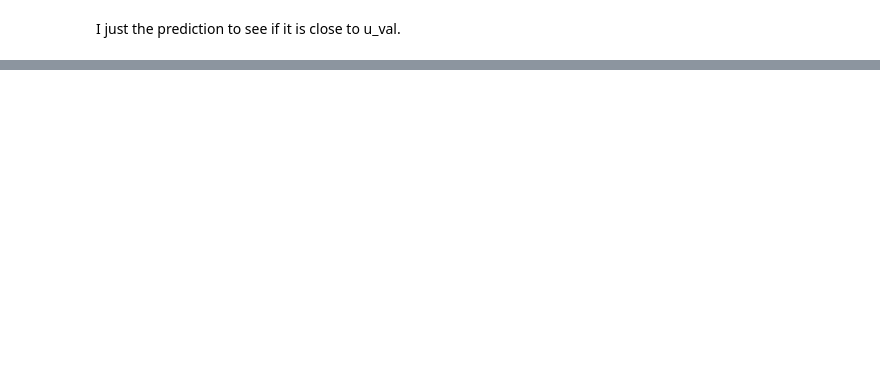
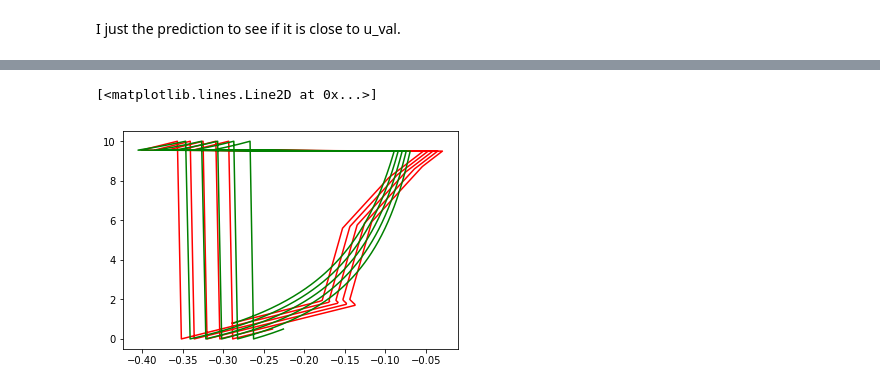
Before and after one commit to arnauldnzegha/deep2pde_Berg_Nystrom, a Jupyter notebook: Berg_Nystrom.ipynb, the cells around one changed output, grey strips where cells are left out. Drawn from its saved outputs; the diff is of its cells as text; code cells hidden in the pictures; blank space fills up the shorter version.

```diff
--- a/Berg_Nystrom.ipynb
+++ b/Berg_Nystrom.ipynb
@@ -24,9 +42,7 @@ from google.colab import files
 the **getBurgersData( test  )** function retrieves the data in the **burgers_sine.mat** file and puts it in an array [x_values,  time_values] and an array [U_value].
 These datas in *** burgers_sine.mat file***  are generated by a solution of the burgers equation.
 # %%
-
-#*******************GENERATE BURGERS *******************************************
-def getBurgersData(test=0.07):
+def getBurgersData(test=0.07,mix=1):
     data_sol = scipy.io.loadmat('burgers_sine.mat')
     t_sol = data_sol['t'].flatten()[:,None]
     x_sol = data_sol['x'].flatten()[:,None]
@@ -38,11 +54,10 @@ def getBurgersData(test=0.07):
     X_sol_star = np.hstack((t_sol_star, x_sol_star))
     u_sol_star = Exact_sol.flatten()[:,None]
     n_train = int(len(u_sol_star)*(1-test))
-    X_sol_star, u_sol_star= mixData(X_sol_star, u_sol_star)
+    if(mix==1): X_sol_star, u_sol_star= mixData(X_sol_star, u_sol_star)
     X_train, Y_train = X_sol_star[:n_train, :],  u_sol_star[:n_train]
     X_test, Y_test = X_sol_star[n_train:, :], u_sol_star[n_train:]
     return  X_train, Y_train, X_test, Y_test
-#*******************END GENERATE BURGERS *******************************************
 # %% [markdown]
 The next code mix data in a random order.
 It return the same array but in a  random order.
@@ -232,0 +242,5 @@ Prediction Reseau 2 && Ut
+# %%
+""" model compilation """
+X_train, Y_train, X_test, Y_test= getBurgersData()
+model = MLPRegressor(solver='lbfgs', alpha=1e-5, hidden_layer_sizes=(10, 10, 10, 10, 10), random_state=1, max_iter=2000)
+model.fit(X_train, Y_train)
@@ -232,0 +257,12 @@ Prediction Reseau 2 && Ut
+# %%
+X_train, Y_train, X_test, Y_test= getBurgersData(mix=0)
+U=Y_test[10:]
+y_pred = model.predict(X_test[10:])
+print("Prediction Reseau 1 && U(x,t)")
+for i in range(0,5):
+  print(str(y_pred[i])+" && " +str(U[i]))
+
+"""y_pred2 = model2.predict(Uxx[:10, :])
+print("Prediction Reseau 2 && Ut")
+for i in range(0,5):
+  print(str(y_pred2[i])+" && " +str(Ut[i]))"""
@@ -232,0 +277,16 @@ Prediction Reseau 2 && Ut
+# %%
+
+
+
+X_test3=X_test[:1000,:1].reshape(-1)
+y_pred2=y_pred[:1000].reshape(-1)
+plt.plot(y_pred2, X_test3, 'r')
+
+
+
+
+y_pred2=U[:1000].reshape(-1)
+plt.plot(y_pred2, X_test3,'g')
+# %% [output]
+[<matplotlib.lines.Line2D at 0x...>]
+[figure, added]
```
Also changed, not shown: parts of 21 cells of this notebook.
